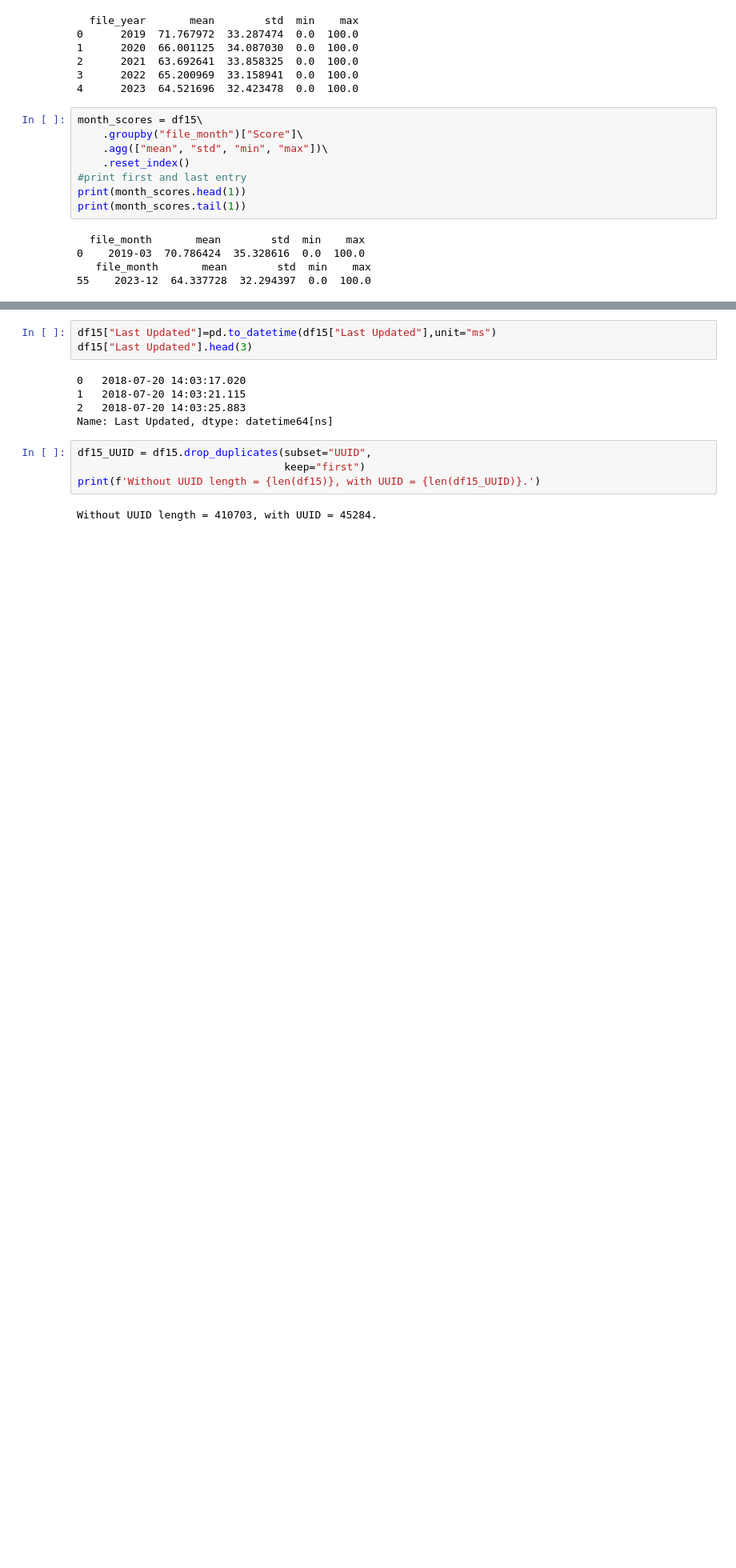
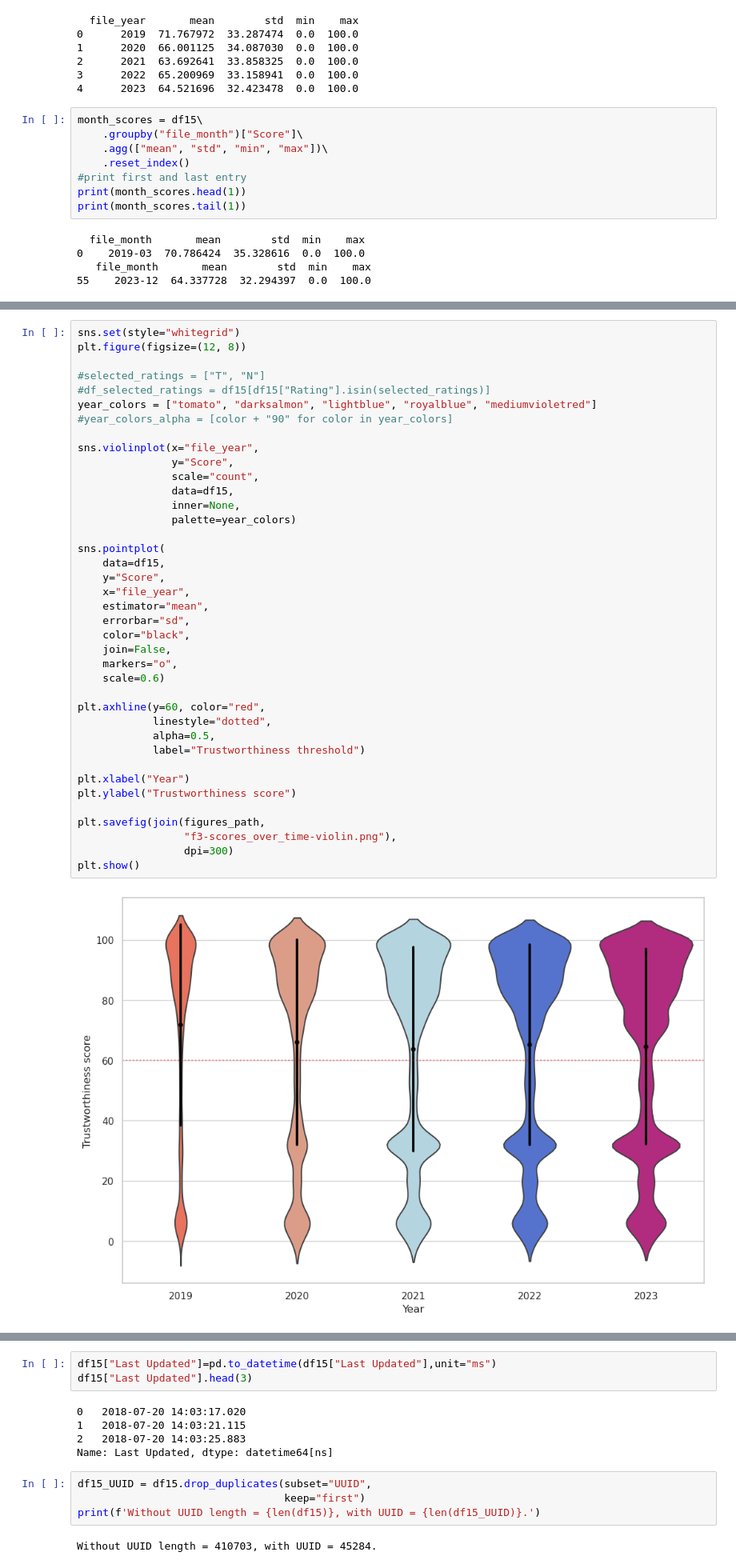
Before and after one commit to julaluehring/newsguard-review-analysis, a Jupyter notebook: 02-describe_newsguard.ipynb, the cells around one changed output, grey strips where cells are left out. Shown at 80% size. Saved outputs shown, nothing was run; the diff lists cells and outputs as text; blank space fills up the shorter version.

```diff
--- a/02-describe_newsguard.ipynb
+++ b/02-describe_newsguard.ipynb
@@ -604,0 +352,41 @@ Maximum number of added sources: 1030
+# %%
+sns.set(style="whitegrid")
+plt.figure(figsize=(12, 8))
+
+#selected_ratings = ["T", "N"]
+#df_selected_ratings = df15[df15["Rating"].isin(selected_ratings)]
+year_colors = ["tomato", "darksalmon", "lightblue", "royalblue", "mediumvioletred"]
+#year_colors_alpha = [color + "90" for color in year_colors]
+
+sns.violinplot(x="file_year",
+               y="Score",
+               scale="count",
+               data=df15,
+               inner=None,
+               palette=year_colors)
+
+sns.pointplot(
+    data=df15,
+    y="Score",
+    x="file_year",
+    estimator="mean",
+    errorbar="sd",
+    color="black",
+    join=False,
+    markers="o",
+    scale=0.6)
+
+plt.axhline(y=60, color="red",
+            linestyle="dotted",
+            alpha=0.5,
+            label="Trustworthiness threshold")
+
+plt.xlabel("Year")
+plt.ylabel("Trustworthiness score")
+
+plt.savefig(join(figures_path,
+                 "f3-scores_over_time-violin.png"),
+                 dpi=300)
+plt.show()
+# %% [output]
+[figure, added]
```
Also changed, not shown: parts of 66 cells of this notebook.
